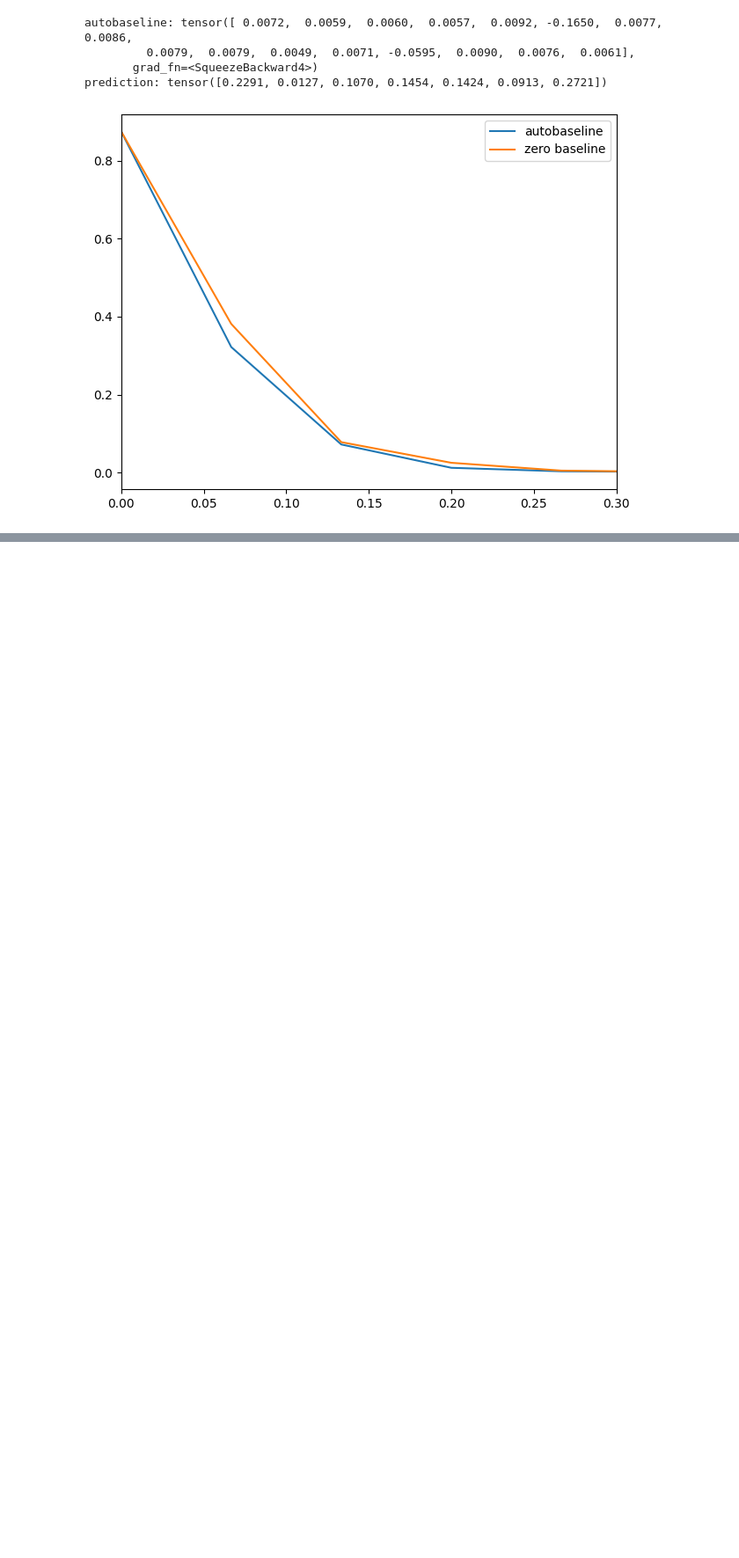
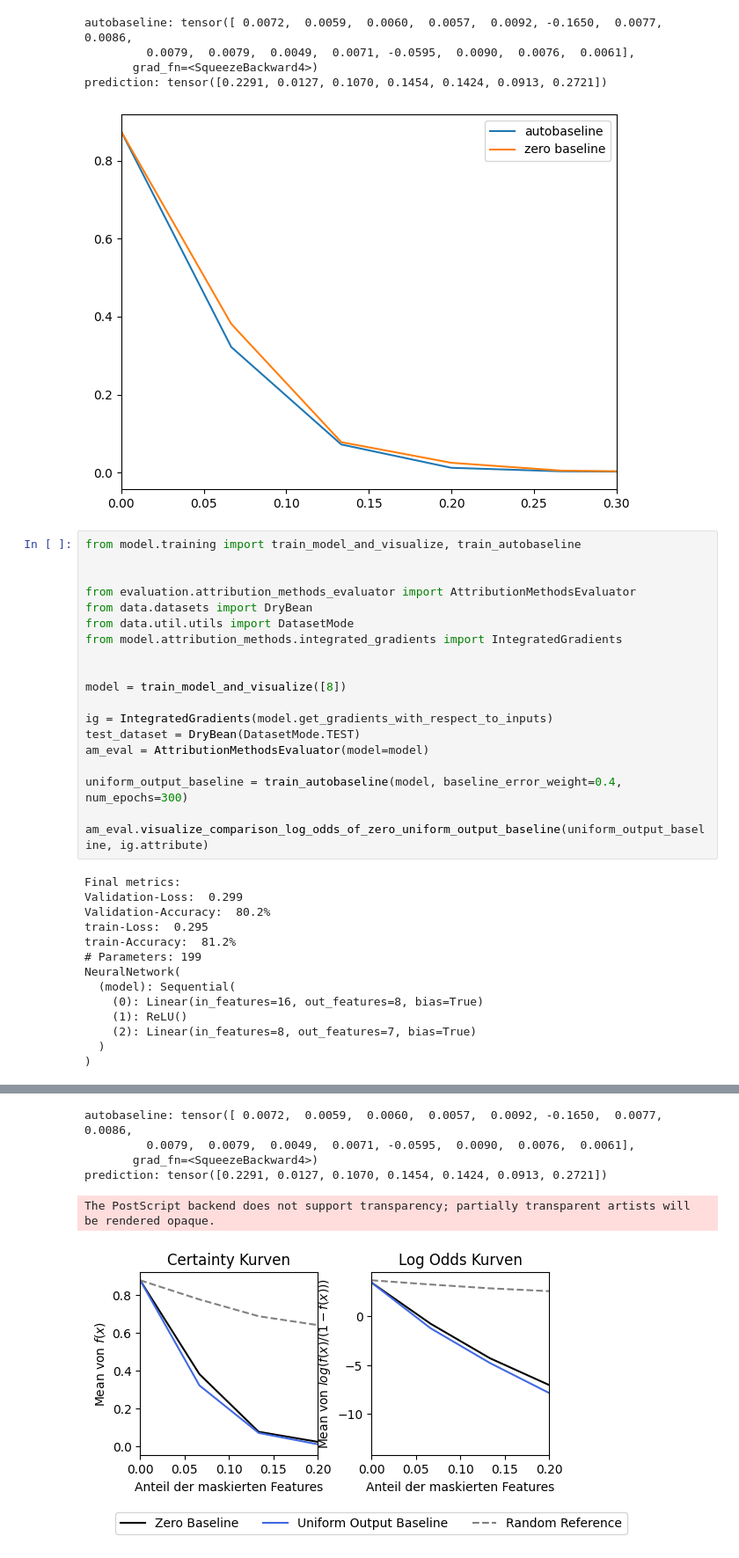
Before and after one commit to surajk222/Project_Group_Attribution_Method, a Jupyter notebook: integrated_gradients_exploration.ipynb, the cells around one changed output, grey strips where cells are left out. Shown at 88% size. Drawn from its saved outputs; the diff is of its cells as text; blank space fills up the shorter version.

```diff
--- a/integrated_gradients_exploration.ipynb
+++ b/integrated_gradients_exploration.ipynb
@@ -214,3 +227,36 @@ autobaseline: tensor([ 0.0072,  0.0059,  0.0060,  0.0057,  0.0092, -0.1650,  0.0
        grad_fn=<SqueezeBackward4>)
 prediction: tensor([0.2291, 0.0127, 0.1070, 0.1454, 0.1424, 0.0913, 0.2721])
 [figure]
+# %%
+from model.training import train_model_and_visualize, train_autobaseline
+
+
+from evaluation.attribution_methods_evaluator import AttributionMethodsEvaluator
+from data.datasets import DryBean
+from data.util.utils import DatasetMode
+from model.attribution_methods.integrated_gradients import IntegratedGradients
+
+
+model = train_model_and_visualize([8])
+
+ig = IntegratedGradients(model.get_gradients_with_respect_to_inputs)
+test_dataset = DryBean(DatasetMode.TEST)
+am_eval = AttributionMethodsEvaluator(model=model)
+
+uniform_output_baseline = train_autobaseline(model, baseline_error_weight=0.4, num_epochs=300)
+
+am_eval.visualize_comparison_log_odds_of_zero_uniform_output_baseline(uniform_output_baseline, ig.attribute)
+# %% [output]
+Final metrics:
+Validation-Loss:  0.299
+Validation-Accuracy:  80.2%
+train-Loss:  0.295
+train-Accuracy:  81.2%
+# Parameters: 199
+NeuralNetwork(
+  (model): Sequential(
+    (0): Linear(in_features=16, out_features=8, bias=True)
+    (1): ReLU()
+    (2): Linear(in_features=8, out_features=7, bias=True)
+  )
+)
@@ -216,0 +264,6 @@ prediction: tensor([0.2291, 0.0127, 0.1070, 0.1454, 0.1424, 0.0913, 0.2721])
+autobaseline: tensor([ 0.0072,  0.0059,  0.0060,  0.0057,  0.0092, -0.1650,  0.0077,  0.0086,
+         0.0079,  0.0079,  0.0049,  0.0071, -0.0595,  0.0090,  0.0076,  0.0061],
+       grad_fn=<SqueezeBackward4>)
+prediction: tensor([0.2291, 0.0127, 0.1070, 0.1454, 0.1424, 0.0913, 0.2721])
+The PostScript backend does not support transparency; partially transparent artists will be rendered opaque.
+[figure, added]
```
Also changed, not shown: parts of 5 cells of this notebook, 5 other files.
